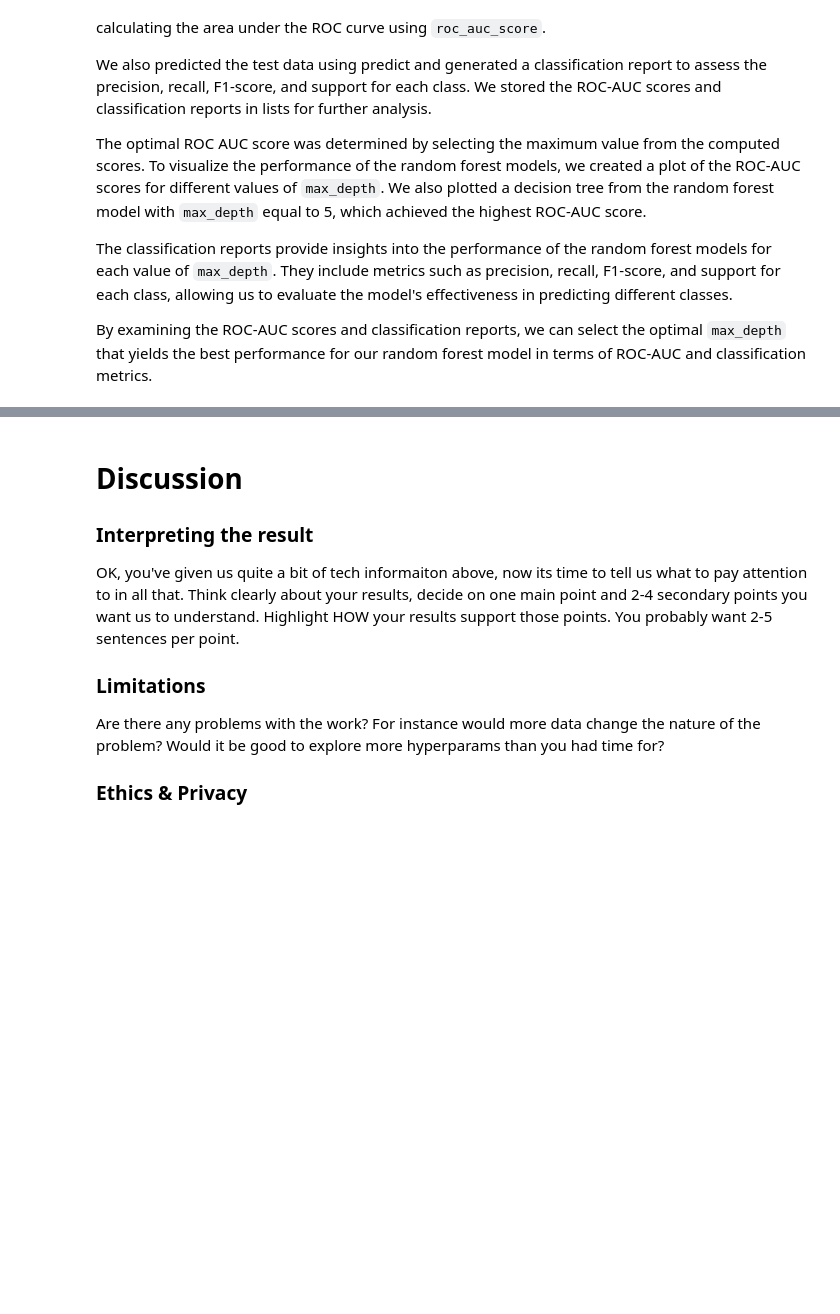
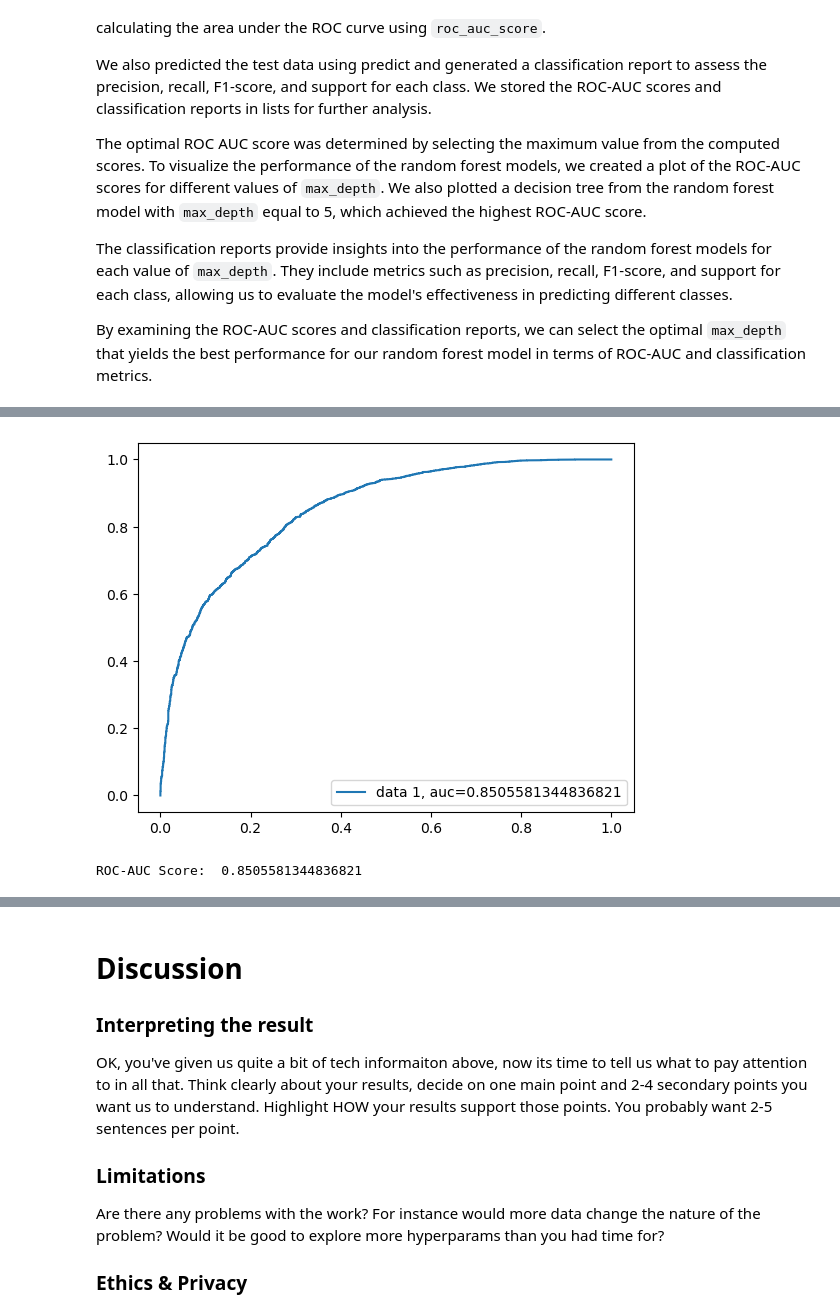
Before and after one commit to COGS118A/Group009-SP23, a Jupyter notebook: FinalProject_Group009-SP23.ipynb, the cells around one changed output, grey strips where cells are left out. Cells and saved outputs as stored; diff of their text form; code cells hidden in the pictures; blank space fills up the shorter version.

```diff
--- a/FinalProject_Group009-SP23.ipynb
+++ b/FinalProject_Group009-SP23.ipynb
@@ -381,0 +434,13 @@ plt.show()
+# %%
+# ROC-AUC Curve
+y_pred_proba = model.predict_proba(X_test)[::,1]
+
+fpr, tpr, _ = metrics.roc_curve(y_test,  y_pred_proba)
+auc = metrics.roc_auc_score(y_test, y_pred_proba)
+plt.plot(fpr,tpr,label="data 1, auc="+str(auc))
+plt.legend(loc=4)
+plt.show()
+print("ROC-AUC Score: ", roc_auc_score(y_test, y_pred_proba, average=None))
+# %% [output]
+[figure, added]
+ROC-AUC Score:  0.8505581344836821
```
Also changed, not shown: parts of 16 cells of this notebook.
